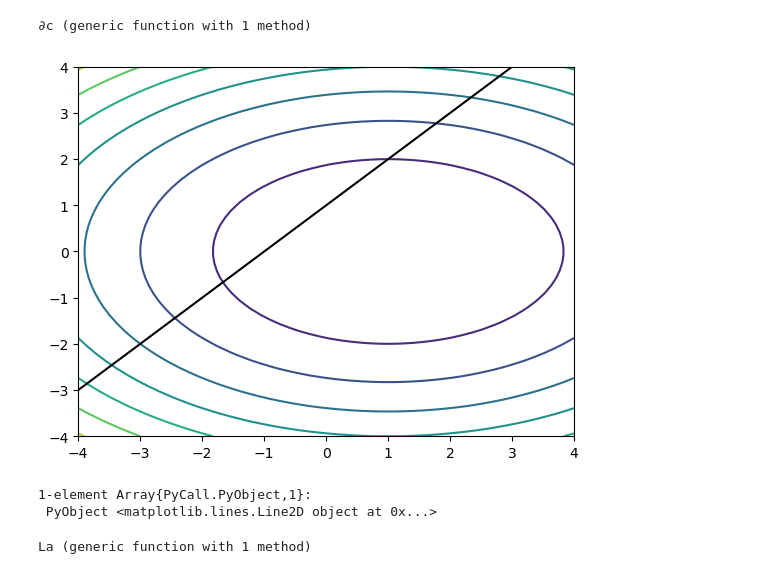
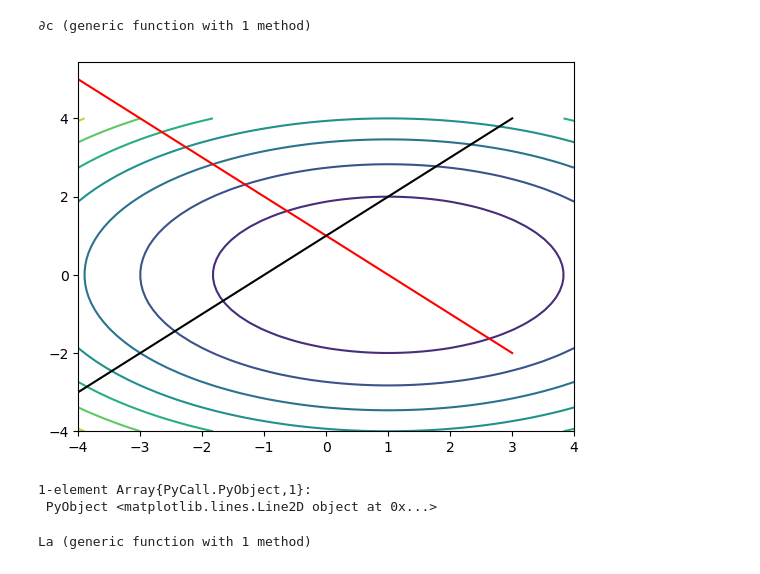
Before and after one commit to YunxiTang/Julia_Code, a Jupyter notebook: CMU_Optimal_Control/inequality_constraint.ipynb, the cells around one changed output. Drawn from its saved outputs; the diff is of its cells as text; code cells hidden in the pictures.

```diff
--- a/CMU_Optimal_Control/inequality_constraint.ipynb
+++ b/CMU_Optimal_Control/inequality_constraint.ipynb
@@ -36,23 +36,24 @@ end
 # %%
 function plot_landscape()
     Nsamp = 50
     Xsamp = kron(ones(Nsamp),LinRange(-4,4,Nsamp)')
     Ysamp = kron(ones(Nsamp)',LinRange(-4,4,Nsamp))
     Zsamp = zeros(Nsamp,Nsamp)
     for j = 1:Nsamp
         for k = 1:Nsamp
             Zsamp[j,k] = f([Xsamp[j,k]; Ysamp[j,k]])
         end
     end
     contour(Xsamp,Ysamp,Zsamp)
 
     xc = LinRange(-4,3,Nsamp)
-    plot(xc,xc.+1,"k")
+    plot(xc, -xc.+ 1.0,"r")
+    plot(xc, xc .+ 1,"k")
 end
 
 plot_landscape()
 # %% [output]
-[figure, old version]
+[figure, new version]
 1-element Array{PyCall.PyObject,1}:
  PyObject <matplotlib.lines.Line2D object at 0x...>
 # %%
```
Also changed, not shown: parts of 6 cells of this notebook.
